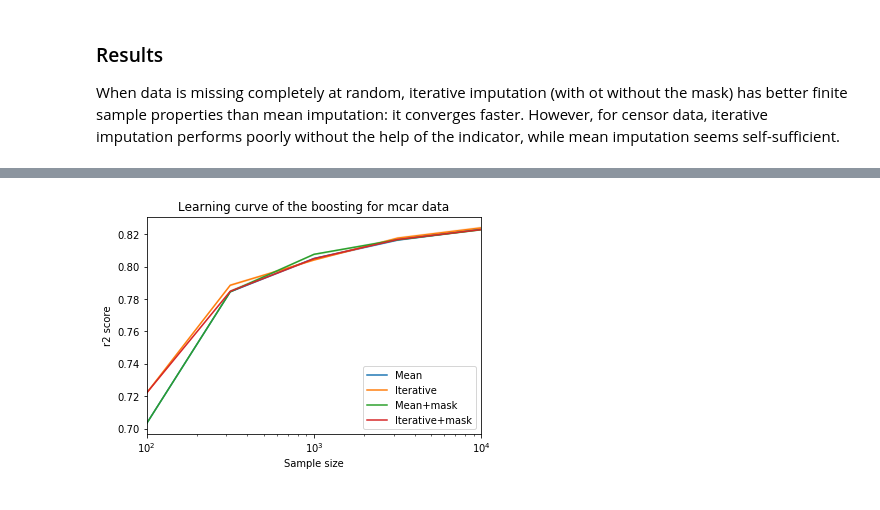
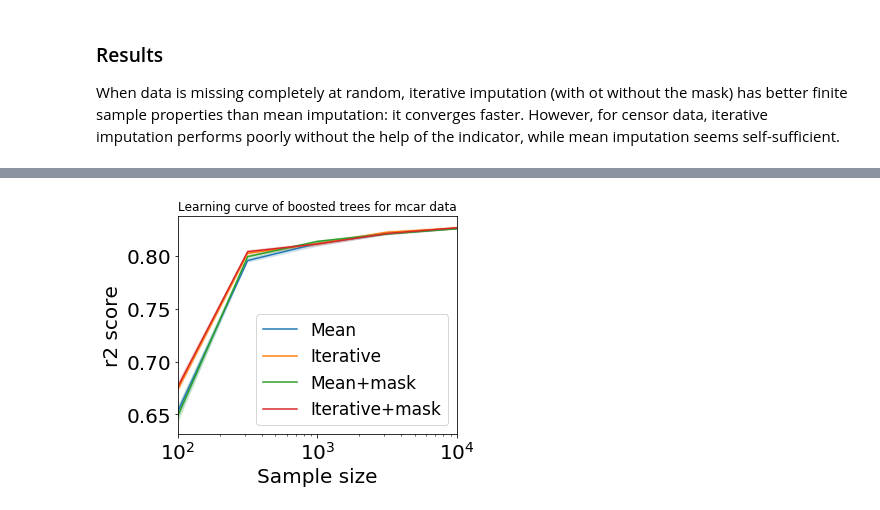
Before and after one commit to nprost/supervised_missing, a Jupyter notebook: A toy regression model with missing values.ipynb, the cells around one changed output, grey strips where cells are left out. Drawn from its saved outputs; the diff is of its cells as text; code cells hidden in the pictures.

Commit message:
Faster, simpler, and prettier
Much faster runtime (mostly due to early stopping the gradient boosting)

Simpler: I removed trees

Prettier: I made things bigger

```diff
--- a/A toy regression model with missing values.ipynb
+++ b/A toy regression model with missing values.ipynb
@@ -102,21 +67,25 @@ from sklearn.experimental import enable_iterative_imputer
 from sklearn.impute import SimpleImputer, IterativeImputer
 from sklearn.pipeline import Pipeline
 
+from sklearn.experimental import enable_hist_gradient_boosting
+from sklearn.ensemble import HistGradientBoostingRegressor
+
+
 boosting_with_mean_imputation = Pipeline([
     ('Mean imputation', SimpleImputer(strategy='mean')),
-    ('Boosting', HistGradientBoostingRegressor())
+    ('Boosting', HistGradientBoostingRegressor(n_iter_no_change=10))
 ])
 boosting_with_iterative_imputation = Pipeline([
     ('Iterative imputation', IterativeImputer()),
-    ('Boosting', HistGradientBoostingRegressor())
+    ('Boosting', HistGradientBoostingRegressor(n_iter_no_change=10))
 ])
 boosting_with_mean_imputation_and_mask = Pipeline([
     ('Mean imputation and mask', SimpleImputer(strategy='mean', add_indicator=True)),
-    ('Boosting', HistGradientBoostingRegressor())
+    ('Boosting', HistGradientBoostingRegressor(n_iter_no_change=10))
 ])
 boosting_with_iterative_imputation_and_mask = Pipeline([
     ('Iterative imputation and mask', IterativeImputer(add_indicator=True)),
-    ('Boosting', HistGradientBoostingRegressor())
+    ('Boosting', HistGradientBoostingRegressor(n_iter_no_change=10))
 ])
 
 boostings = {
@@ -130,16 +99,21 @@ boostings = {
 
 We still use the learning curve, as well as a boxplot which is easier to read, extracting one slice of the learning curve.
 # %%
+from sklearn.model_selection import learning_curve
 from sklearn.model_selection import cross_val_score, ShuffleSplit
 
 
 def plot_learning_curve(estimators, mechanism):
-    X, y = generate(10 ** 7, mechanism)
+    """ Plot a learning curve for a dictionary of estimators """
+    X, y = generate(2 * 10 ** 6, mechanism)
     sizes = np.logspace(2, 4, 5).astype(int)
 
+    plt.figure(figsize=(5, 4))
     for key, est in estimators.items():
         train_sizes, _, valid_scores = learning_curve(
-            est, X, y, train_sizes=sizes, scoring='r2', cv=3, random_state=0)
+            est, X, y, train_sizes=sizes, scoring='r2', cv=30, random_state=0,
+            n_jobs=-1)
+        print('Done with %s' % key)
 
         plt.plot(train_sizes, np.median(valid_scores, axis=1), label=key)
         plt.fill_between(train_sizes,
@@ -147,23 +121,30 @@ def plot_learning_curve(estimators, mechanism):
             np.percentile(valid_scores, q=75, axis=1), alpha=0.2)
 
     plt.xscale('log')
-    plt.legend()
+    plt.legend(loc='best')
     plt.xlabel('Sample size')
     plt.ylabel('r2 score')
     plt.xlim(train_sizes.min(), train_sizes.max())
 
 
 def boxplot_scores(estimators, n_samples, mechanism):
-    # one slice of the learning curve
-    X, y = generate(10 ** 6, mechanism)
+    """ Plot scores for a dictionary of estimators """
+    X, y = generate(2 * 10 ** 6, mechanism)
 
     scores = {}
     for key, est in estimators.items():
         cv = ShuffleSplit(n_splits=30, train_size=n_samples, random_state=0)
         scores[key] = cross_val_score(
-            est, X, y, scoring='r2', cv=cv)
+            est, X, y, scoring='r2', cv=cv, n_jobs=-1)
+        print('Done with %s' % key)
 
-    plt.boxplot(scores.values(), labels=scores.keys(), vert=False)
+    plt.figure(figsize=(5, 4))
+    bplot = plt.boxplot(list(scores.values()), labels=scores.keys(),
+                vert=False, patch_artist=True)
+    # Add colors to boxplots
+    for patch, color in zip(bplot['boxes'],
+                            ['C0', 'C1', 'C2', 'C3']):
+        patch.set_facecolor(color)
     plt.title('{}, sample size: {}'.format(mechanism, n_samples))
     plt.xlabel('r2 score')
 # %% [markdown]
@@ -171,7 +152,8 @@ def boxplot_scores(estimators, n_samples, mechanism):
 
 When data is missing completely at random, iterative imputation (with ot without the mask) has better finite sample properties than mean imputation: it converges faster. However, for censor data, iterative imputation performs poorly without the help of the indicator, while mean imputation seems self-sufficient.
 # %%
-%time plot_learning_curve(boostings, 'mcar')
-plt.title("Learning curve of the boosting for mcar data");
-plt.savefig("nb_figures/curve_boosting_mcar.pdf")
+plot_learning_curve(boostings, 'mcar')
+plt.title("Learning curve of boosted trees for mcar data");
+plt.savefig('learning_curve_boosting_mcar.svg')
+plt.savefig('learning_curve_boosting_mcar.pdf')
 # %% [output]
@@ -180,3 +164,3 @@ Wall time: 8min 45s
-[figure, old version]
+[figure, new version]
 # %%
 boxplot_scores(boostings, 200, 'mcar')
```
Also changed, not shown: parts of 12 cells of this notebook.
